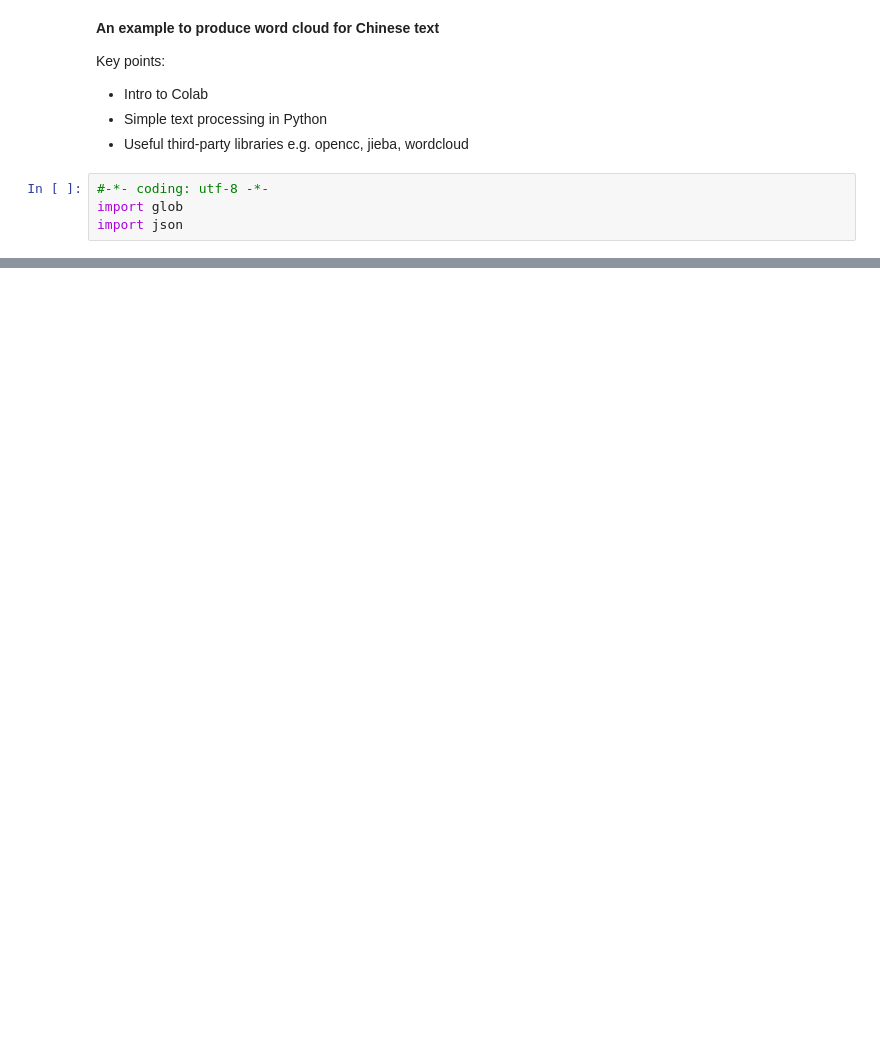
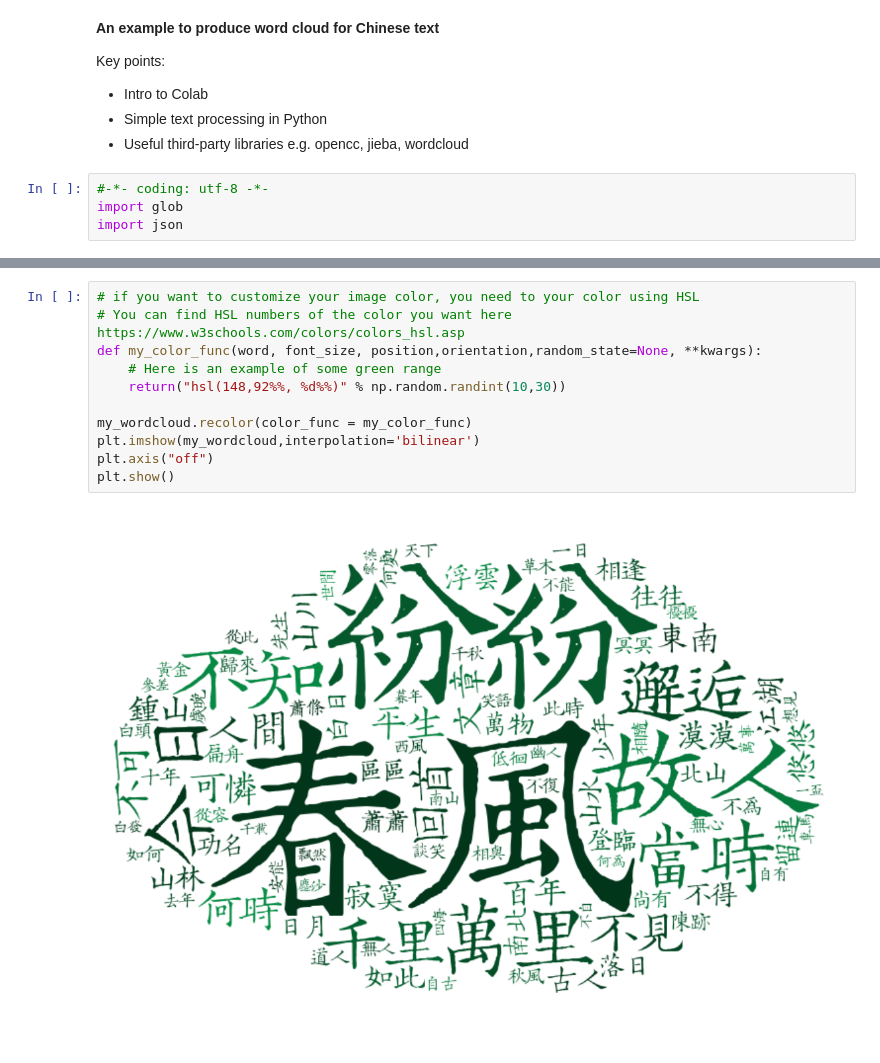
Before and after one commit to MerakDipper/shiyun, a Jupyter notebook: shiyun.ipynb, the cells around one changed output, grey strips where cells are left out. Cells and saved outputs as stored; diff of their text form; blank space fills up the shorter version.

Commit message:
Add color function

```diff
--- a/shiyun.ipynb
+++ b/shiyun.ipynb
@@ -125,0 +138,13 @@ plt.show()
+# %%
+# if you want to customize your image color, you need to your color using HSL
+# You can find HSL numbers of the color you want here https://www.w3schools.com/colors/colors_hsl.asp
+def my_color_func(word, font_size, position,orientation,random_state=None, **kwargs):
+    # Here is an example of some green range
+    return("hsl(148,92%%, %d%%)" % np.random.randint(10,30))
+
+my_wordcloud.recolor(color_func = my_color_func)
+plt.imshow(my_wordcloud,interpolation='bilinear')
+plt.axis("off")
+plt.show()
+# %% [output]
+[figure, added]
```
Also changed, not shown: parts of 7 cells of this notebook.
